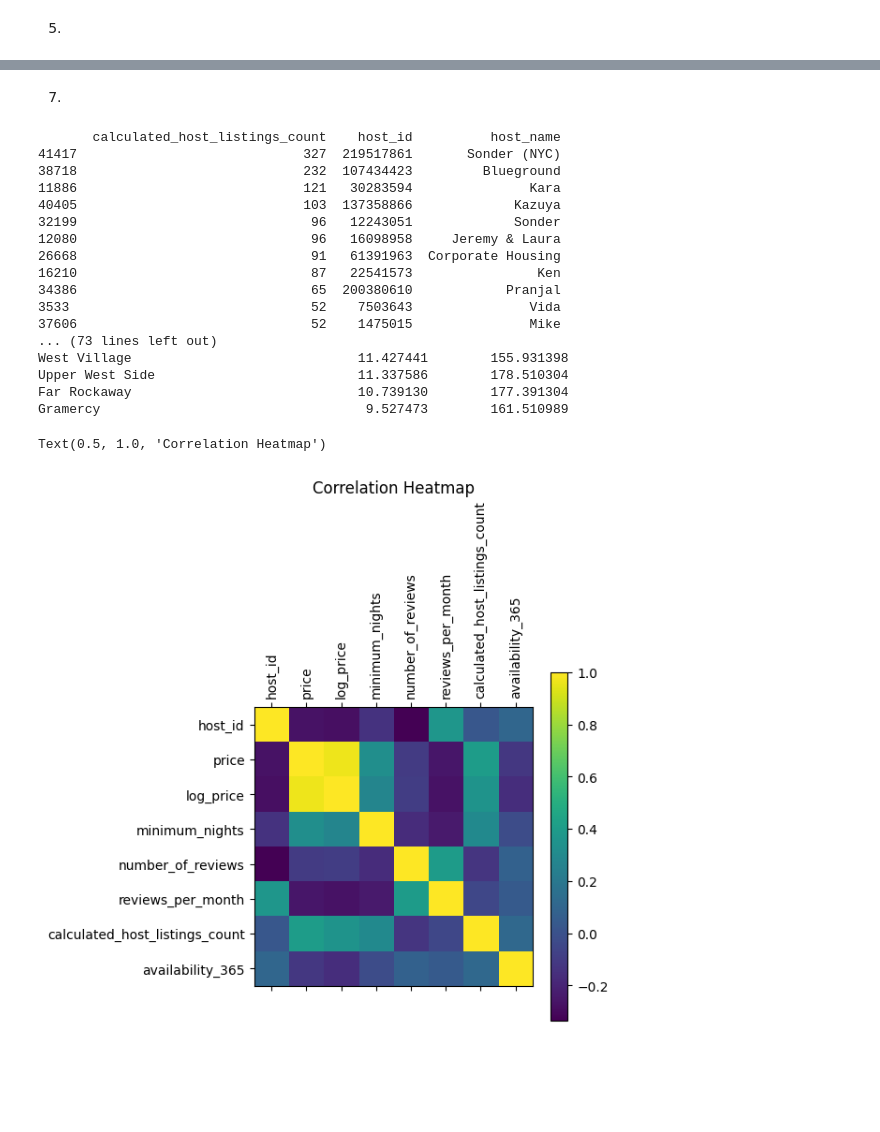
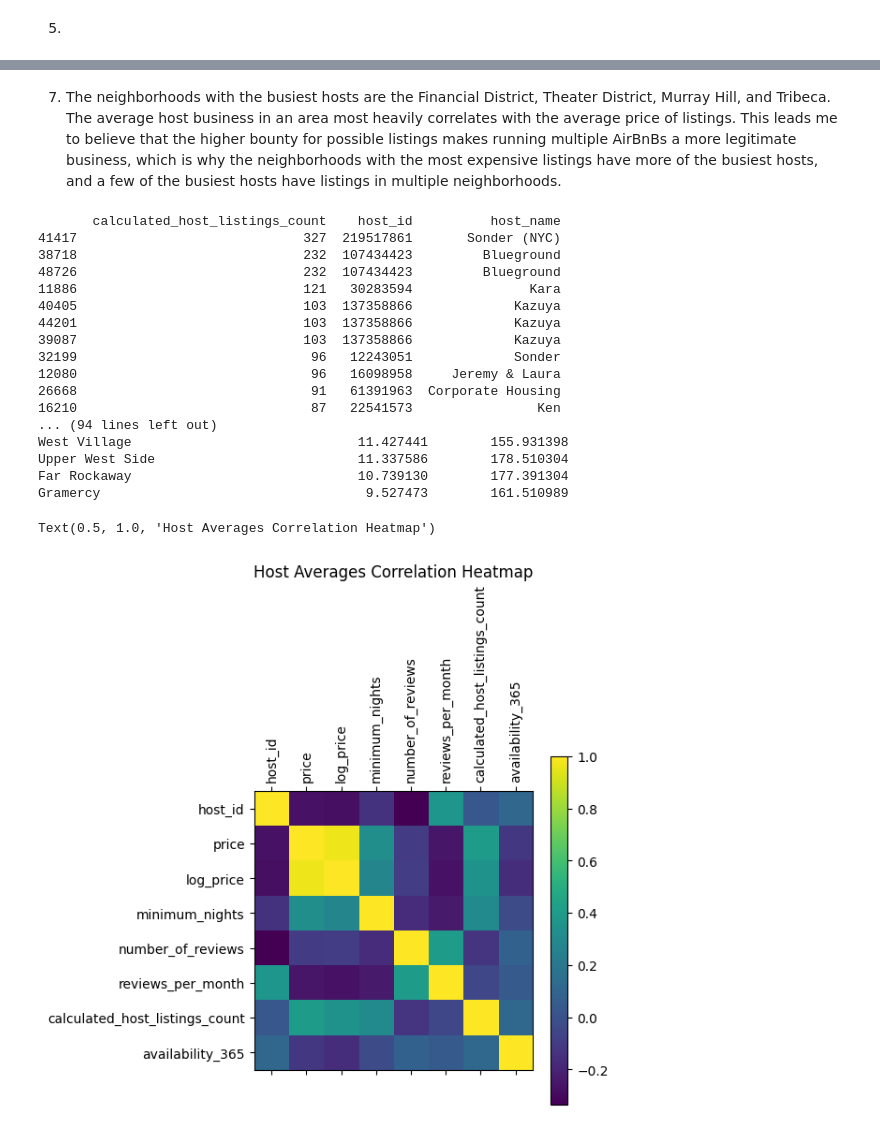
Before and after one commit to LeeEisenberg/CSE351HW2, a Jupyter notebook: cse351_hw2_code_eisenberg_lee_115520338.ipynb, the cells around one changed output, grey strips where cells are left out. Saved outputs shown, nothing was run; the diff lists cells and outputs as text; code cells hidden in the pictures; blank space fills up the shorter version.

```diff
--- a/cse351_hw2_code_eisenberg_lee_115520338.ipynb
+++ b/cse351_hw2_code_eisenberg_lee_115520338.ipynb
@@ -130,37 +130,42 @@ Text(0.5, 1.0, 'Word Cloud of Airbnb Names')
-# %% [markdown]
-7.
+# %% [markdown]
+7. The neighborhoods with the busiest hosts are the Financial District, Theater District, Murray Hill, and Tribeca. The average host business in an area most heavily correlates with the average price of listings. This leads me to believe that the higher bounty for possible listings makes running multiple AirBnBs a more legitimate business, which is why the neighborhoods with the most expensive listings have more of the busiest hosts, and a few of the busiest hosts have listings in multiple neighborhoods.
 # %%
+dfListings = df.sort_values('calculated_host_listings_count', ascending = False) #sort by host listing count
+dfListings = dfListings.drop_duplicates(subset = ['host_id', 'neighbourhood_group']) #remove duplicate listings
+dfListings = dfListings[['calculated_host_listings_count', 'host_id', 'host_name']] #select columns
+print(dfListings.head(20)) #print top 20 hosts
+
 dfListings = df.sort_values('calculated_host_listings_count', ascending = False) #sort by host listing count
 dfListings = dfListings[['calculated_host_listings_count', 'host_id', 'host_name']] #select columns
 dfListings = dfListings.drop_duplicates()
 print(dfListings.head(20)) #print top 20 hosts
 dfNhAvg = df[['neighbourhood', 'host_id', 'price', 'log_price', 'minimum_nights', 'number_of_reviews', 'reviews_per_month', 'calculated_host_listings_count', 'availability_365']] #select columns
 dfNhAvg = dfNhAvg.groupby('neighbourhood').mean() #group by neighborhood and calculate mean
 dfNhAvg = dfNhAvg.sort_values('calculated_host_listings_count', ascending = False) #sort by host listings
 print(dfNhAvg.head(20)) #print top 20 neighborhoods
 dfNhAvg = dfNhAvg.corr() #calculate correlation
 plt.matshow(dfNhAvg) #plot heatmap
 plt.xticks(range(len(dfNhAvg.columns)), dfNhAvg.columns, rotation = 90) #label x axis sideways
 plt.yticks(range(len(dfNhAvg.columns)), dfNhAvg.columns) #label y axis
 plt.colorbar() #add colorbar
-plt.title('Correlation Heatmap')
+plt.title('Host Averages Correlation Heatmap')
 # %% [output]
        calculated_host_listings_count    host_id          host_name
 41417                             327  219517861       Sonder (NYC)
 38718                             232  107434423         Blueground
+48726                             232  107434423         Blueground
 11886                             121   30283594               Kara
 40405                             103  137358866             Kazuya
+44201                             103  137358866             Kazuya
+39087                             103  137358866             Kazuya
 32199                              96   12243051             Sonder
 12080                              96   16098958     Jeremy & Laura
 26668                              91   61391963  Corporate Housing
 16210                              87   22541573                Ken
-34386                              65  200380610            Pranjal
-3533                               52    7503643               Vida
-37606                              52    1475015               Mike
-... (73 lines left out)
+... (94 lines left out)
 West Village                             11.427441        155.931398
 Upper West Side                          11.337586        178.510304
 Far Rockaway                             10.739130        177.391304
 Gramercy                                  9.527473        161.510989
-Text(0.5, 1.0, 'Correlation Heatmap')
+Text(0.5, 1.0, 'Host Averages Correlation Heatmap')
-[figure, old version]
+[figure, new version]
```
Also changed, not shown: parts of 2 cells of this notebook.
